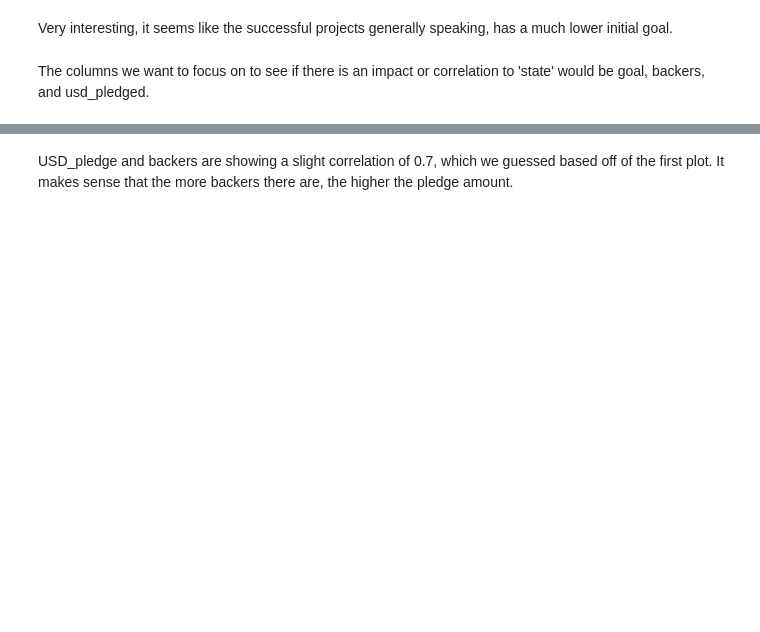
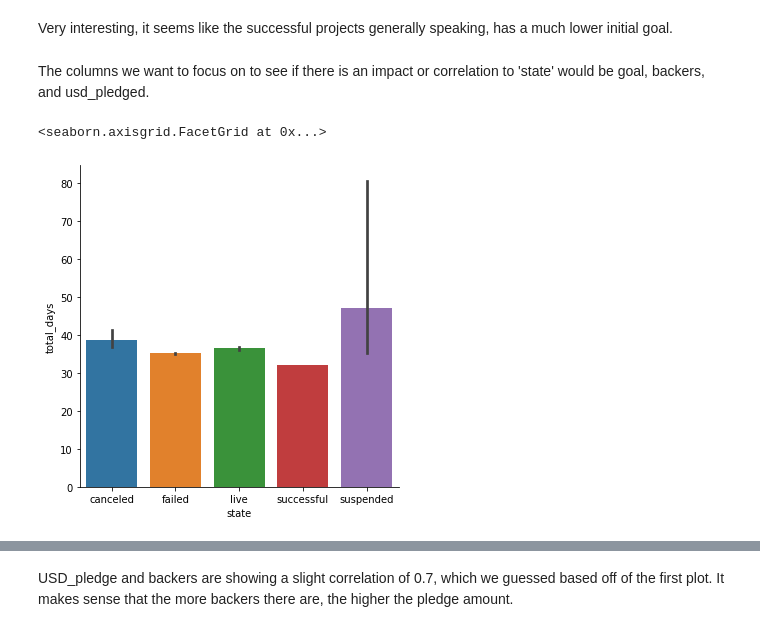
Before and after one commit to belindaleebl/kickstarter, a Jupyter notebook: EDA_Kickstarter_2016Data.ipynb, the cells around one changed output, grey strips where cells are left out. Cells and saved outputs as stored; diff of their text form; code cells hidden in the pictures; blank space fills up the shorter version.

```diff
--- a/EDA_Kickstarter_2016Data.ipynb
+++ b/EDA_Kickstarter_2016Data.ipynb
@@ -225,6 +237,11 @@ sns.catplot(kind = 'bar', data = df, x='state', y='goal')
 Very interesting, it seems like the successful projects generally speaking, has a much lower initial goal.
 # %% [markdown]
 The columns we want to focus on to see if there is an impact or correlation to 'state' would be goal, backers, and usd_pledged.
+# %%
+sns.catplot(kind = 'bar', data = df, x = 'state', y = 'total_days')
+# %% [output]
+<seaborn.axisgrid.FacetGrid at 0x...>
+[figure, added]
 # %%
 df.describe()
 # %% [output]
```
Also changed, not shown: parts of 11 cells of this notebook.
